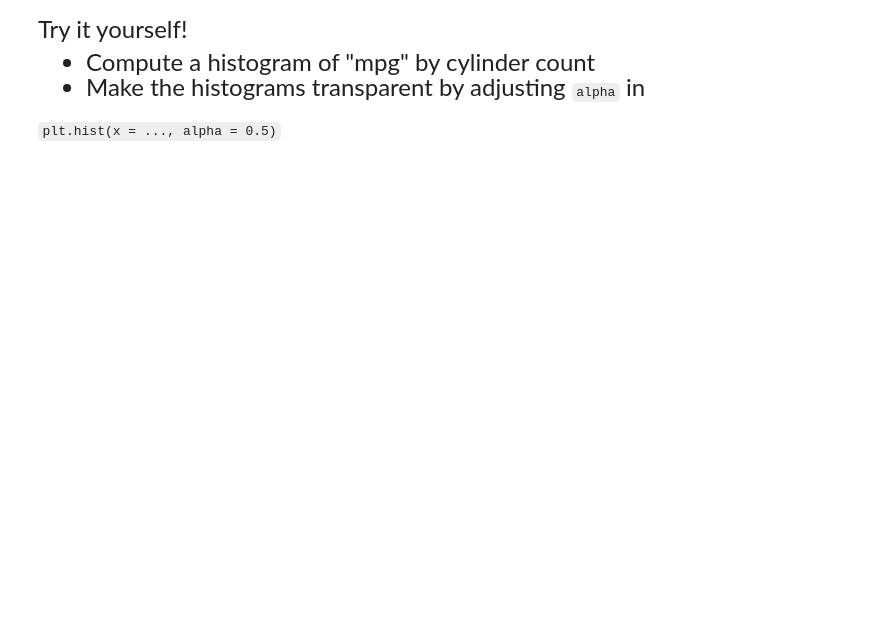
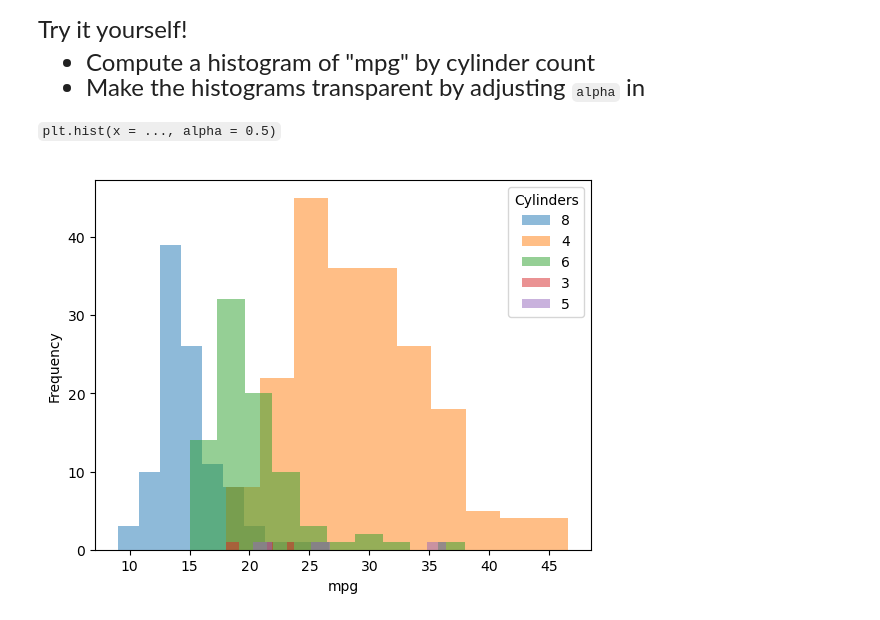
Before and after one commit to ns-24/qtm151spring2024, a Jupyter notebook: lecture_10/lecture_10a - Subsetting data.ipynb, the cells around one changed output. Cells and saved outputs as stored; diff of their text form; code cells hidden in the pictures; blank space fills up the shorter version.

```diff
--- a/lecture_10/lecture_10a - Subsetting data.ipynb
+++ b/lecture_10/lecture_10a - Subsetting data.ipynb
@@ -320,0 +537,16 @@ Try it yourself!
+# %%
+# Write your own code
+
+list_unique_cylinders = pd.unique(carfeatures["cylinders"])
+
+for category in list_unique_cylinders:
+    df = carfeatures.query("cylinders == @category")
+    plt.hist(x = df["mpg"], alpha = 0.5)
+
+plt.xlabel("mpg")
+plt.ylabel("Frequency")
+plt.legend(labels = list_unique_cylinders, title = "Cylinders")
+
+plt.show()
+# %% [output]
+[figure, added]
```
Also changed, not shown: parts of 22 cells of this notebook, 7 other files.
